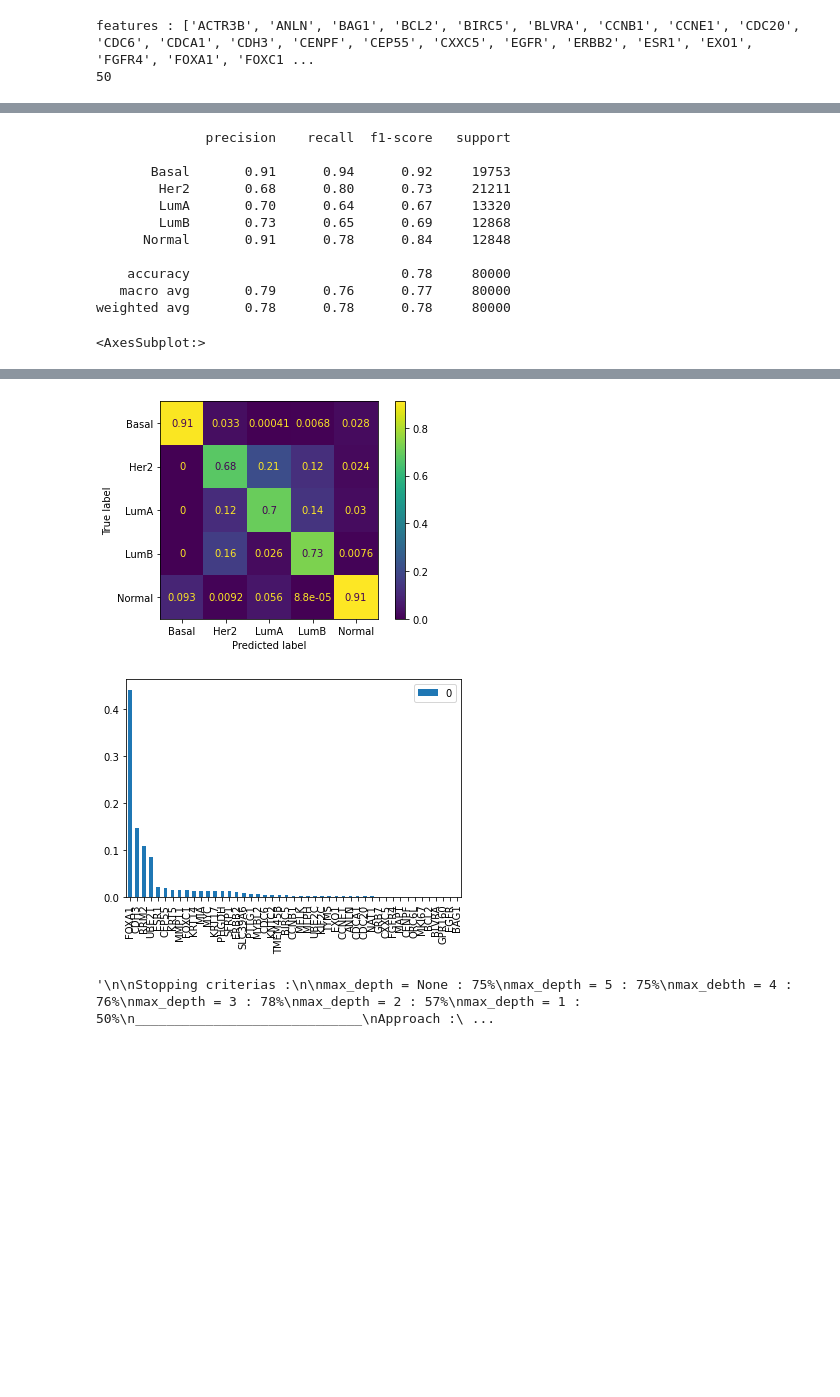
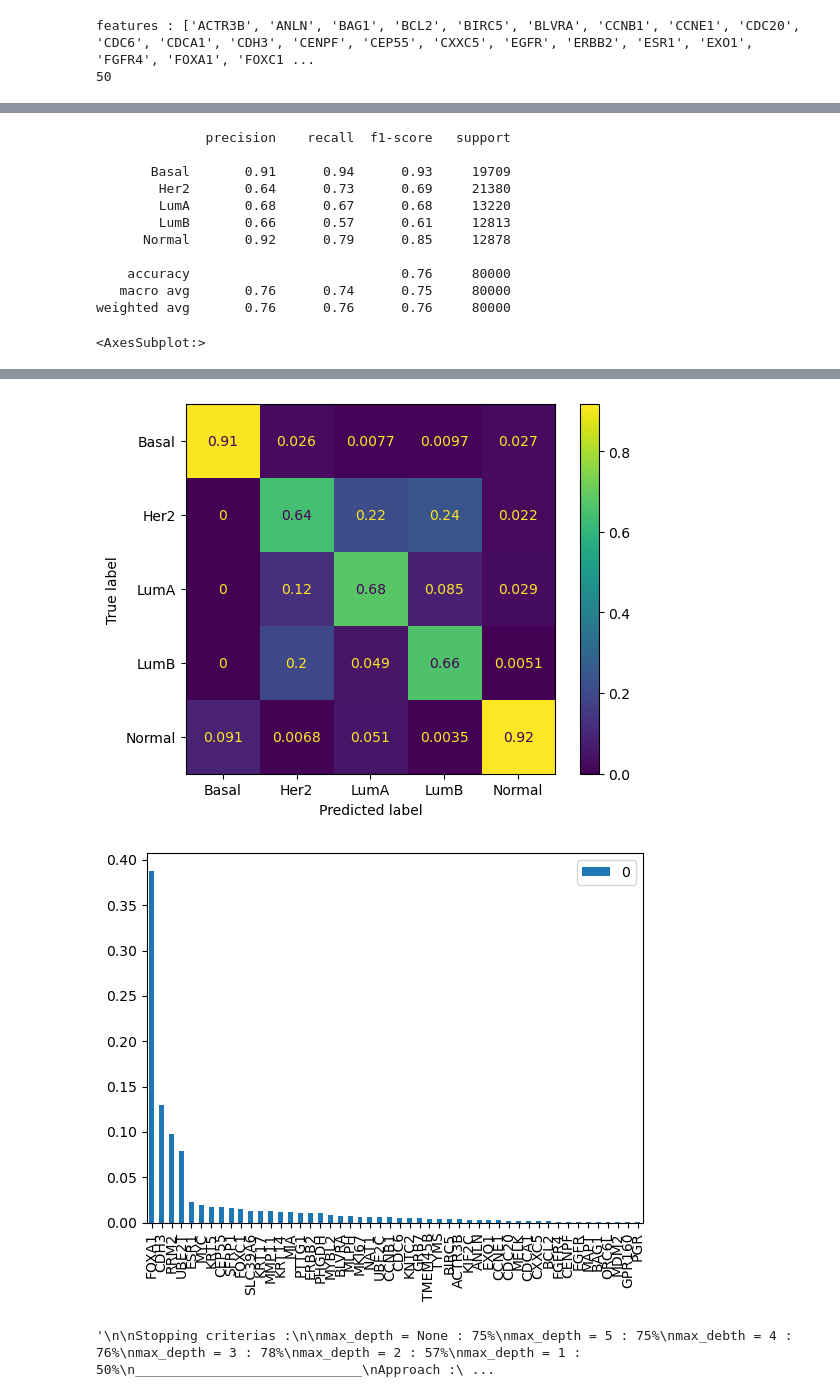
Before and after one commit to Bordeterre/decision_tree, a Jupyter notebook: param_test.ipynb, the cells around one changed output, grey strips where cells are left out. Saved outputs shown, nothing was run; the diff lists cells and outputs as text; code cells hidden in the pictures; blank space fills up the shorter version.

```diff
--- a/param_test.ipynb
+++ b/param_test.ipynb
@@ -40,7 +40,7 @@ import numpy as np
 #Paramétrage du classifieur
 
 
-classifier = tree.DecisionTreeClassifier(max_depth = 3)
+classifier = tree.DecisionTreeClassifier(min_impurity_decrease = 0.01)
 
 repeats = 10000
 
@@ -77,13 +77,13 @@ cumul_feature_importance.plot(kind = "bar")
 # %% [output]
               precision    recall  f1-score   support
 
-       Basal       0.91      0.94      0.92     19753
-        Her2       0.68      0.80      0.73     21211
-        LumA       0.70      0.64      0.67     13320
-        LumB       0.73      0.65      0.69     12868
-      Normal       0.91      0.78      0.84     12848
+       Basal       0.91      0.94      0.93     19709
+        Her2       0.64      0.73      0.69     21380
+        LumA       0.68      0.67      0.68     13220
+        LumB       0.66      0.57      0.61     12813
+      Normal       0.92      0.79      0.85     12878
 
-    accuracy                           0.78     80000
-   macro avg       0.79      0.76      0.77     80000
-weighted avg       0.78      0.78      0.78     80000
+    accuracy                           0.76     80000
+   macro avg       0.76      0.74      0.75     80000
+weighted avg       0.76      0.76      0.76     80000
 <AxesSubplot:>
@@ -91,5 +91,5 @@ weighted avg       0.78      0.78      0.78     80000
-[figure, old version]
+[figure, new version]
-[figure, old version]
+[figure, new version]
 # %%
 """
 
```
Also changed, not shown: parts of 3 cells of this notebook, 2 other files.
